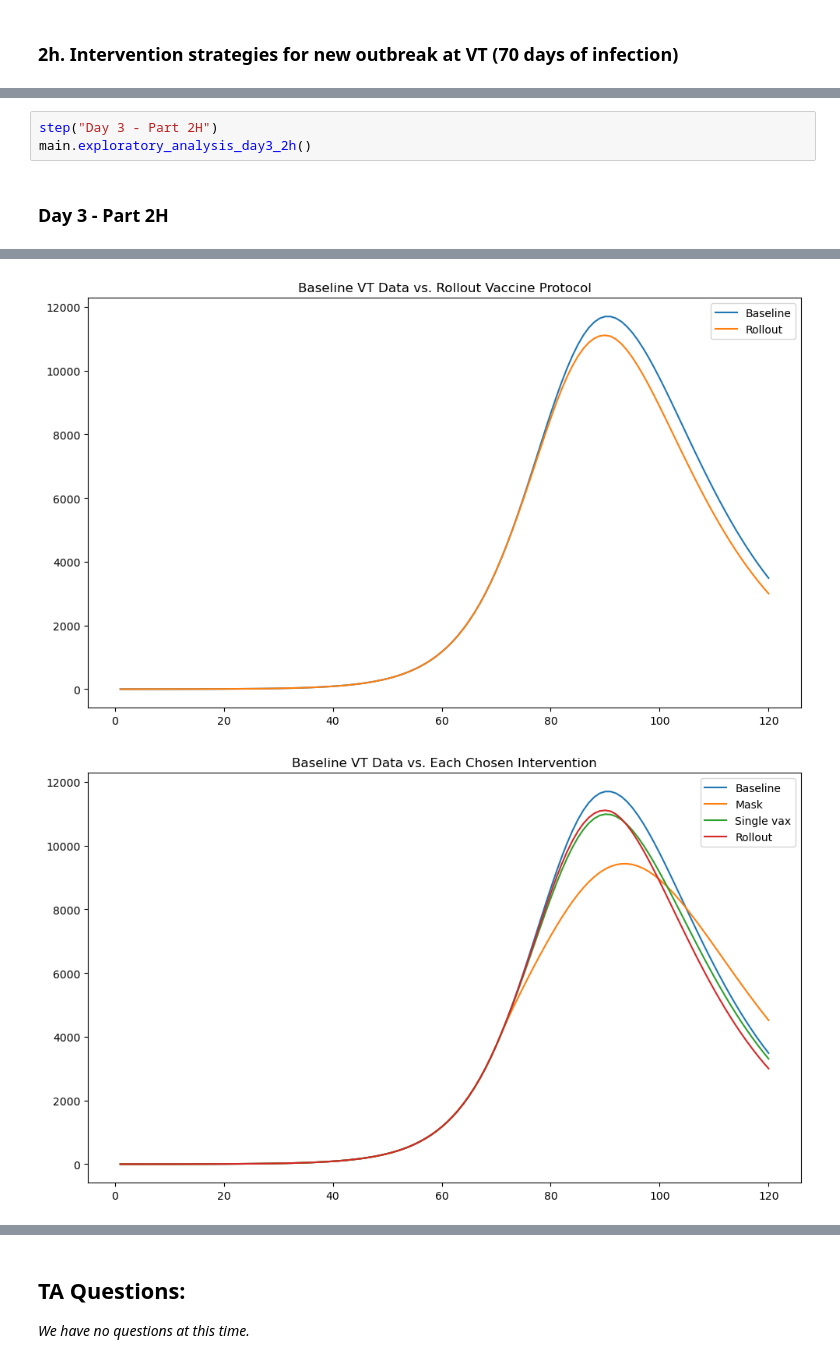
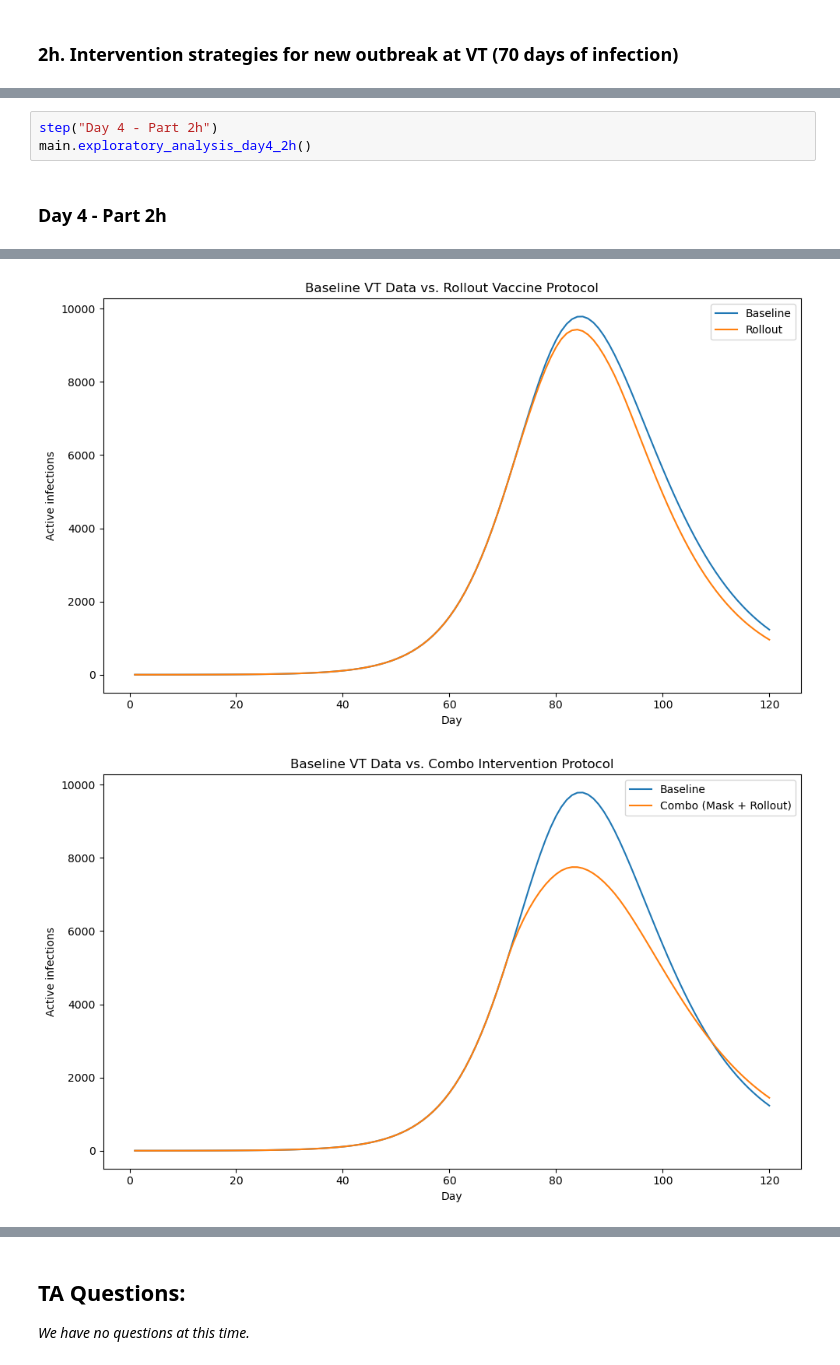
Before and after one commit to willdm1/Module-2-Epidemics-SIR-Modeling, a Jupyter notebook: Official_Marschall_Oswald_Notebook.ipynb, the cells around one changed output, grey strips where cells are left out. Saved outputs shown, nothing was run; the diff lists cells and outputs as text.

```diff
--- a/Official_Marschall_Oswald_Notebook.ipynb
+++ b/Official_Marschall_Oswald_Notebook.ipynb
@@ -280,5 +274,5 @@ The fourth and final graph puts all of these togetehr so that the most effective
 # %%
-step("Day 3 - Part 2H")
-main.exploratory_analysis_day3_2h()
+step("Day 4 - Part 2h")
+main.exploratory_analysis_day4_2h()
 # %% [output]
-### **Day 3 - Part 2H**
+### **Day 4 - Part 2h**
@@ -287,2 +294,2 @@ main.exploratory_analysis_day3_2h()
-[figure, old version]
+[figure, new version]
-[figure, old version]
+[figure, new version]
```
Also changed, not shown: parts of 24 cells of this notebook.
